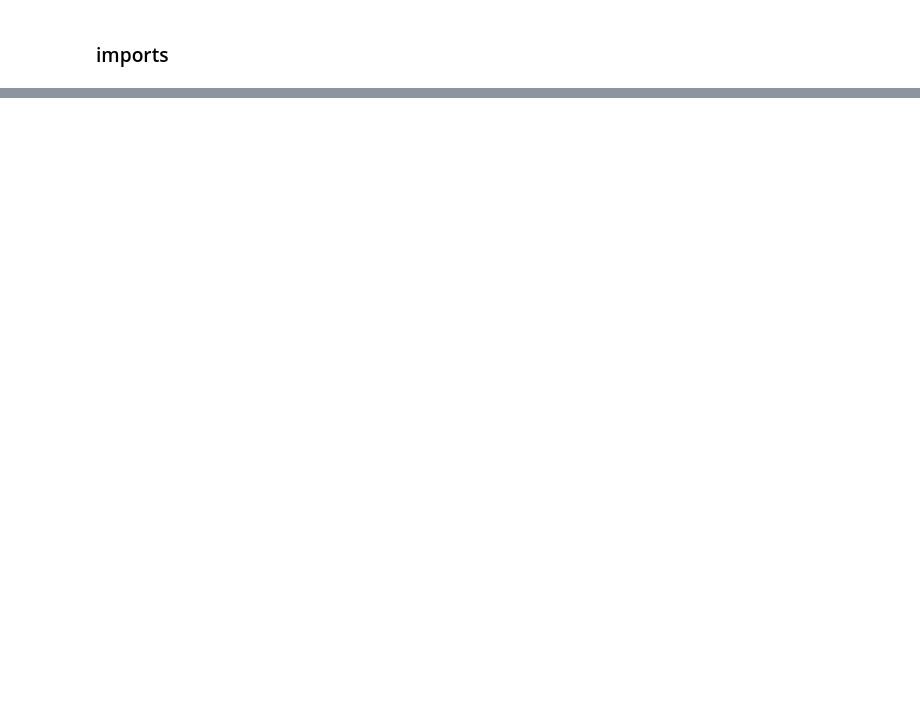
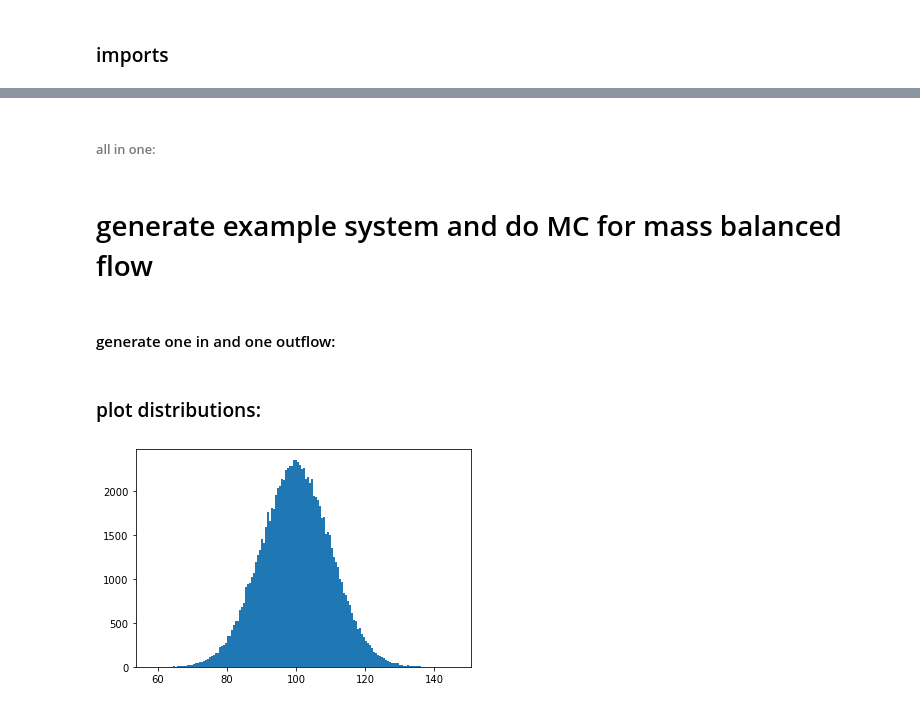
Before and after one commit to nilsdi/MC_Pi, a Jupyter notebook: Nils_Pi.ipynb, the cells around one changed output, grey strips where cells are left out. Saved outputs shown, nothing was run; the diff lists cells and outputs as text; code cells hidden in the pictures; blank space fills up the shorter version.

```diff
--- a/Nils_Pi.ipynb
+++ b/Nils_Pi.ipynb
@@ -72,0 +84,16 @@ out of a total of 10000 points 7848 were in the cirle. => Pi estimate is 3.1392
+# %% [markdown]
+###### all in one:
+# %% [markdown]
+# generate example system and do MC for mass balanced flow
+# %% [markdown]
+#### generate one in and one outflow:
+# %%
+n = 100000
+A01 = sts.norm.rvs(100,10,n)
+A10a = sts.truncnorm.rvs(a = (0-60)/20,b= 1000,loc=60, scale=5,size=n)
+# %% [markdown]
+### plot distributions:
+# %%
+n, bins, patches = plt.hist(A01, bins = 'auto')
+# %% [output]
+[figure, added]
```
Also changed, not shown: parts of 27 cells of this notebook.
